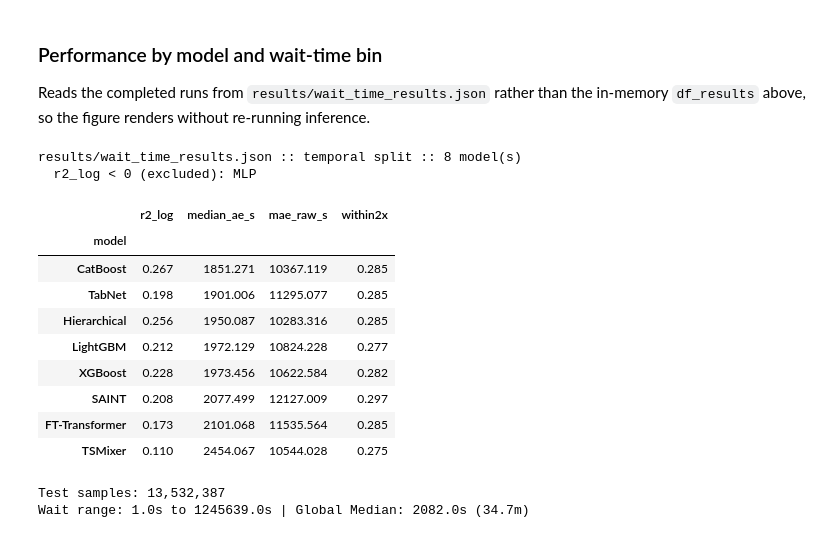
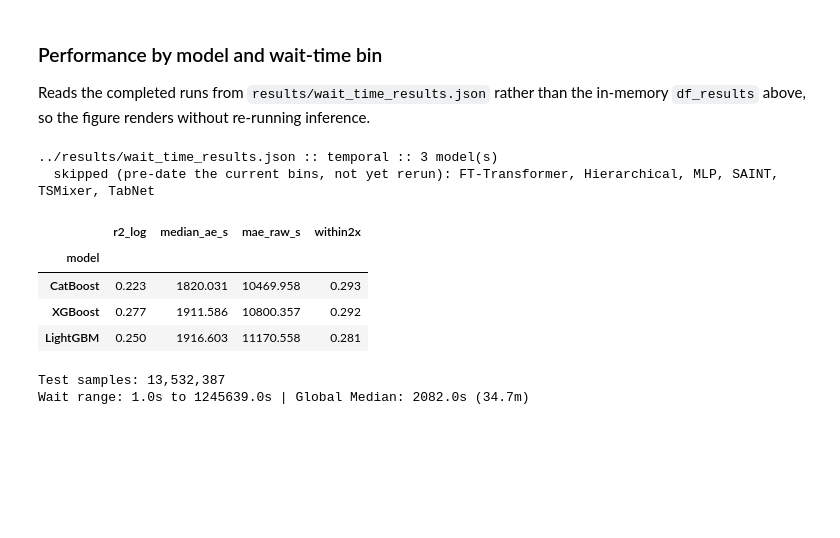
Before and after one commit to allisonaustin/batch-queue-prediction, a Jupyter notebook: scripts/notebooks/wait_time_regression.ipynb, the cells around one changed output. Cells and saved outputs as stored; diff of their text form; code cells hidden in the pictures; blank space fills up the shorter version.

Commit message:
updating tree models, dataset loading for plots

```diff
--- a/scripts/notebooks/wait_time_regression.ipynb
+++ b/scripts/notebooks/wait_time_regression.ipynb
@@ -90,8 +94,8 @@ warnings.filterwarnings("ignore", category=FutureWarning)
 warnings.filterwarnings("ignore", category=UserWarning)
 warnings.filterwarnings("ignore", category=RuntimeWarning)
 
-X_test = Xsub[te_mask]
-y_test_raw = wait_sv[te_mask]
+X_test = Xsub[te_idx]
+y_test_raw = wait_sv[te_idx]
 campaign_ids_test = X_test[:, XSUB_COLS.index("CampaignId")]
 campaign_group_cols_test = {"Group": X_test[:, XSUB_COLS.index("Group")]}
 
@@ -104,7 +108,7 @@ df_results, results_by_model, campaign_by_model = evaluate_wait_models(
     campaign_group_cols=campaign_group_cols_test,
 )
 
-wait_json_path = "output/wait_time_results.json"
+wait_json_path = "../output/wait_time_results.json"
 data = {}
 if os.path.exists(wait_json_path) and os.path.getsize(wait_json_path) > 0:
     with open(wait_json_path) as f:
@@ -114,7 +118,7 @@ for raw_key, mm in results_by_model.items():
 with open(wait_json_path, "w") as f:
     json.dump(data, f, indent=2)
 
-campaign_json_path = "output/wait_time_campaign_results.json"
+campaign_json_path = "../output/wait_time_campaign_results.json"
 with open(campaign_json_path, "w") as f:
     json.dump(campaign_by_model, f, indent=2)
 
@@ -132,54 +136,81 @@ in-memory `df_results` above, so the figure renders without re-running inference
 # %%
 import json
 import numpy as np
 import pandas as pd
 import importlib
 import eval.helper
 importlib.reload(eval.helper)
-from eval.helper import MODEL_DISPLAY_NAMES
+from eval.helper import (MODEL_DISPLAY_NAMES, PREFERRED_MODEL_ORDER,
+                         WAIT_REGIMES)
 
-RESULTS_PATH = "results/wait_time_results.json"
+RESULTS_PATH = "../results/wait_time_results.json"
 SPLIT = "temporal"
 # A model with r2_log < 0 does worse than predicting the mean wait for every
 # job, so its per-bin errors describe a model no one would deploy. Flip to
 # False to keep them in the figures for diagnostic purposes.
 DROP_NEGATIVE_R2 = True
 
+# results/wait_time_results.json is APPEND-ONLY, so it still holds entries from runs
+# that predate the current feature matrices and the fit-derived error bins. Rather
+# than naming the models that have been rerun -- a list that goes stale the moment
+# another finishes -- select on whether an entry carries the new regime keys. An old
+# entry has only the legacy <10m / 10m-2h / >2h bins and is skipped automatically.
+REGIME_KEYS = [f"mae_{name}" for name, _, _ in WAIT_REGIMES]
+REQUIRE_CURRENT_BINS = True
+
+# Seeded entries are keyed "<split>__seed<n>"; the plain key is the headline run.
+# Set to a seed number to plot that one instead.
+SEED = None
+_key = SPLIT if SEED is None else f"{SPLIT}__seed{SEED}"
+
 with open(RESULTS_PATH) as f:
     _raw = json.load(f)
 
-df_wait = pd.DataFrame([
-    {"model": MODEL_DISPLAY_NAMES.get(key, key), **splits[SPLIT]}
-    for key, splits in _raw.items()
-    if SPLIT in splits
-])
+_rows, _stale = [], []
+for key, splits in _raw.items():
+    if _key not in splits:
+        continue
+    rec = splits[_key]
+    if REQUIRE_CURRENT_BINS and not all(k in rec for k in REGIME_KEYS):
+        _stale.append(MODEL_DISPLAY_NAMES.get(key, key))
+        continue
+    _rows.append({"model": MODEL_DISPLAY_NAMES.get(key, key), **rec})
+
+df_wait = pd.DataFrame(_rows)
+if df_wait.empty:
+    raise RuntimeError(f"no entries with the current bins for split '{_key}' -- "
+                       f"rerun the harness, or set REQUIRE_CURRENT_BINS = False")
 
 _dropped = df_wait.loc[df_wait["r2_log"] < 0, "model"].tolist()
 if DROP_NEGATIVE_R2 and _dropped:
     df_wait = df_wait[df_wait["r2_log"] >= 0]
 
-# Ranked by overall median AE, which is the headline number the figures below
-# order their rows by.
-df_wait = df_wait.sort_values("median_ae_s").set_index("model")
+# Ordered by PREFERRED_MODEL_ORDER (trees first, then neural), matching the README
+# and run_sweep.sh, so every figure and table can be read position by position.
+# Anything not in that list sorts last, alphabetically.
+_ORDER = [MODEL_DISPLAY_NAMES.get(k, k) for k in PREFERRED_MODEL_ORDER]
+_rank = {name: i for i, name in enumerate(dict.fromkeys(_ORDER))}
+df_wait = (df_wait
+           .assign(_rank=df_wait["model"].map(lambda m: _rank.get(m, len(_rank))))
+           .sort_values(["_rank", "model"])
+           .drop(columns="_rank")
+           .set_index("model"))
 
-print(f"{RESULTS_PATH} :: {SPLIT} split :: {len(df_wait)} model(s)")
+print(f"{RESULTS_PATH} :: {_key} :: {len(df_wait)} model(s)")
+if _stale:
+    print(f"  skipped (pre-date the current bins, not yet rerun): {', '.join(sorted(_stale))}")
 if _dropped:
     kept = "excluded" if DROP_NEGATIVE_R2 else "kept"
     print(f"  r2_log < 0 ({kept}): {', '.join(_dropped)}")
 display(df_wait[["r2_log", "median_ae_s", "mae_raw_s", "within2x"]].round(3))
 # %% [output]
-results/wait_time_results.json :: temporal split :: 8 model(s)
-  r2_log < 0 (excluded): MLP
+../results/wait_time_results.json :: temporal :: 3 model(s)
+  skipped (pre-date the current bins, not yet rerun): FT-Transformer, Hierarchical, MLP, SAINT, TSMixer, TabNet
 |  | r2_log | median_ae_s | mae_raw_s | within2x |
 | model |  |  |  |  |
-| CatBoost | 0.267 | 1851.271 | 10367.119 | 0.285 |
-| TabNet | 0.198 | 1901.006 | 11295.077 | 0.285 |
-| Hierarchical | 0.256 | 1950.087 | 10283.316 | 0.285 |
-| LightGBM | 0.212 | 1972.129 | 10824.228 | 0.277 |
-| XGBoost | 0.228 | 1973.456 | 10622.584 | 0.282 |
-| SAINT | 0.208 | 2077.499 | 12127.009 | 0.297 |
-| FT-Transformer | 0.173 | 2101.068 | 11535.564 | 0.285 |
-| TSMixer | 0.110 | 2454.067 | 10544.028 | 0.275 |
+| CatBoost | 0.223 | 1820.031 | 10469.958 | 0.293 |
+| XGBoost | 0.277 | 1911.586 | 10800.357 | 0.292 |
+| LightGBM | 0.250 | 1916.603 | 11170.558 | 0.281 |
 # %%
 import os
 import matplotlib.pyplot as plt
```
Also changed, not shown: parts of 5 cells of this notebook, 10 other files.
